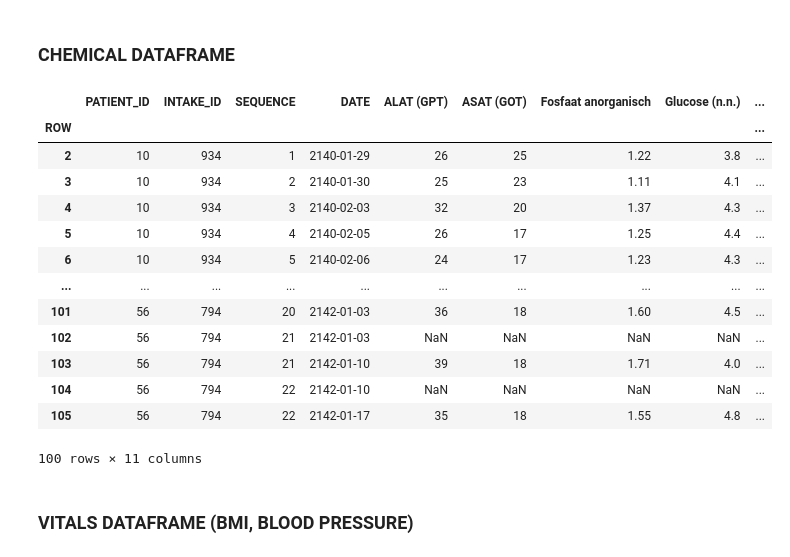
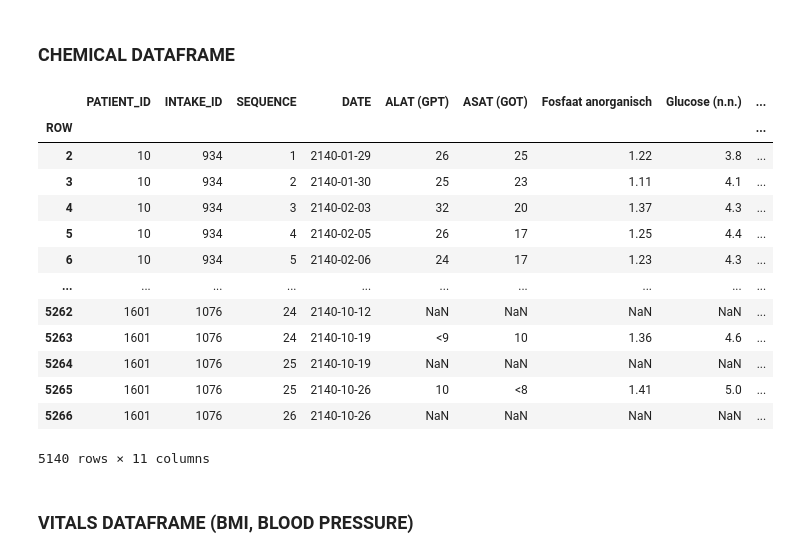
Before and after one commit to puckkwaspen/BEP_RFS, a Jupyter notebook: EDA.ipynb, the cells around one changed output. Cells and saved outputs as stored; diff of their text form; code cells hidden in the pictures.

```diff
--- a/EDA.ipynb
+++ b/EDA.ipynb
@@ -93,7 +21,7 @@ df_items = df2[df2['O_ITEM'].isin(items)]
 df_new = df_items.copy()
 
 # Step 1: convert to datetime
-df_new['p_DATE_BEPALING'] = pd.to_datetime(df_new['p_DATE_BEPALING'])
+df_new['p_DATE_BEPALING'] = pd.to_datetime(df_new['p_DATE_BEPALING']).dt.date
 
 # Drop the unnecessary columns
 df_drop = df_new.drop(['STATUS_AANVRAAG', 'O_STATUS_UITSLAG'], axis=1)
@@ -101,40 +29,40 @@ df_drop = df_new.drop(['STATUS_AANVRAAG', 'O_STATUS_UITSLAG'], axis=1)
 # Reorder columns
 df_reordered = df_drop.iloc[:, [0, 1, 3, 4, 2, 5, 6]]
 
 df_reordered.rename(columns={'pid': 'PATIENT_ID', 'intid': 'INTAKE_ID','O_ITEM': 'CHEMICAL_VALUE', 'UITSLAG_WAARDE': 'VALUE_RESULT', 'NORMAALWAARDE': 'NORMAL_RANGE', 'p_DATE_BEPALING': 'DATE', 'seq_num-lab': 'SEQUENCE'}, inplace=True)
 
 df_reordered.sort_values(by = 'PATIENT_ID')
 
 df_pivot = df_reordered.pivot_table(index=['PATIENT_ID', 'INTAKE_ID', 'SEQUENCE', 'DATE'], columns='CHEMICAL_VALUE', values='VALUE_RESULT', aggfunc='first')
 
 df_pivot = df_pivot.rename_axis(None, axis=1)
 
 pivoted_df = df_pivot.reset_index()
 
 # Set a new index as the row number
 pivoted_df['ROW'] = range(1, len(pivoted_df) + 1)
 pivoted_df.set_index('ROW', inplace=True)
 
 val_count = pivoted_df['PATIENT_ID'].value_counts()
 
 pivot_df = pivoted_df[pivoted_df['PATIENT_ID'].isin(val_count[val_count >= 3].index)]
 
-pivot_df.head(100)
+pivot_df
 # %% [output]
 |  | PATIENT_ID | INTAKE_ID | SEQUENCE | DATE | ALAT (GPT) | ASAT (GOT) | Fosfaat anorganisch | Glucose (n.n.) | ... |
 | ROW |  |  |  |  |  |  |  |  | ... |
 | 2 | 10 | 934 | 1 | 2140-01-29 | 26 | 25 | 1.22 | 3.8 | ... |
 | 3 | 10 | 934 | 2 | 2140-01-30 | 25 | 23 | 1.11 | 4.1 | ... |
 | 4 | 10 | 934 | 3 | 2140-02-03 | 32 | 20 | 1.37 | 4.3 | ... |
 | 5 | 10 | 934 | 4 | 2140-02-05 | 26 | 17 | 1.25 | 4.4 | ... |
 | 6 | 10 | 934 | 5 | 2140-02-06 | 24 | 17 | 1.23 | 4.3 | ... |
 | ... | ... | ... | ... | ... | ... | ... | ... | ... | ... |
-| 101 | 56 | 794 | 20 | 2142-01-03 | 36 | 18 | 1.60 | 4.5 | ... |
-| 102 | 56 | 794 | 21 | 2142-01-03 | NaN | NaN | NaN | NaN | ... |
-| 103 | 56 | 794 | 21 | 2142-01-10 | 39 | 18 | 1.71 | 4.0 | ... |
-| 104 | 56 | 794 | 22 | 2142-01-10 | NaN | NaN | NaN | NaN | ... |
-| 105 | 56 | 794 | 22 | 2142-01-17 | 35 | 18 | 1.55 | 4.8 | ... |
+| 5262 | 1601 | 1076 | 24 | 2140-10-12 | NaN | NaN | NaN | NaN | ... |
+| 5263 | 1601 | 1076 | 24 | 2140-10-19 | <9 | 10 | 1.36 | 4.6 | ... |
+| 5264 | 1601 | 1076 | 25 | 2140-10-19 | NaN | NaN | NaN | NaN | ... |
+| 5265 | 1601 | 1076 | 25 | 2140-10-26 | 10 | <8 | 1.41 | 5.0 | ... |
+| 5266 | 1601 | 1076 | 26 | 2140-10-26 | NaN | NaN | NaN | NaN | ... |
-100 rows × 11 columns
+5140 rows × 11 columns
 # %% [markdown]
 ### VITALS DATAFRAME (BMI, BLOOD PRESSURE)
 # %%
```
Also changed, not shown: parts of 19 cells of this notebook, 3 other files.
